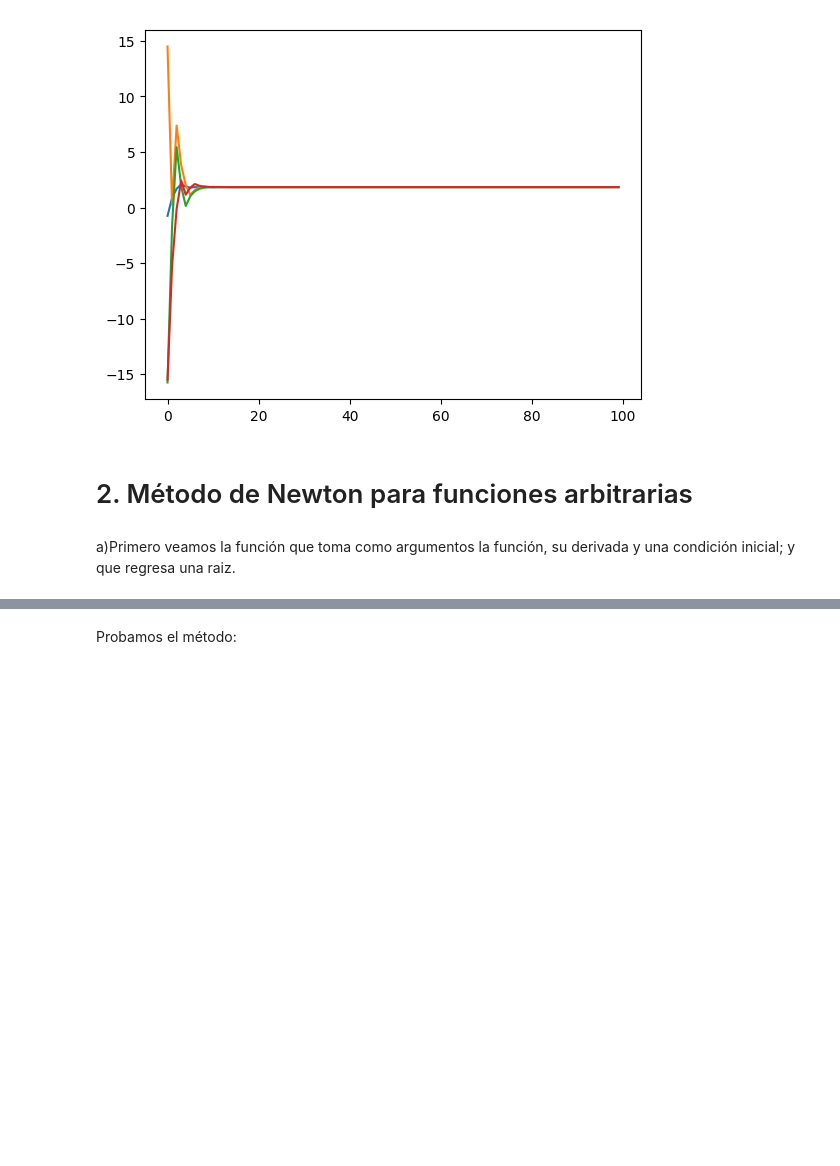
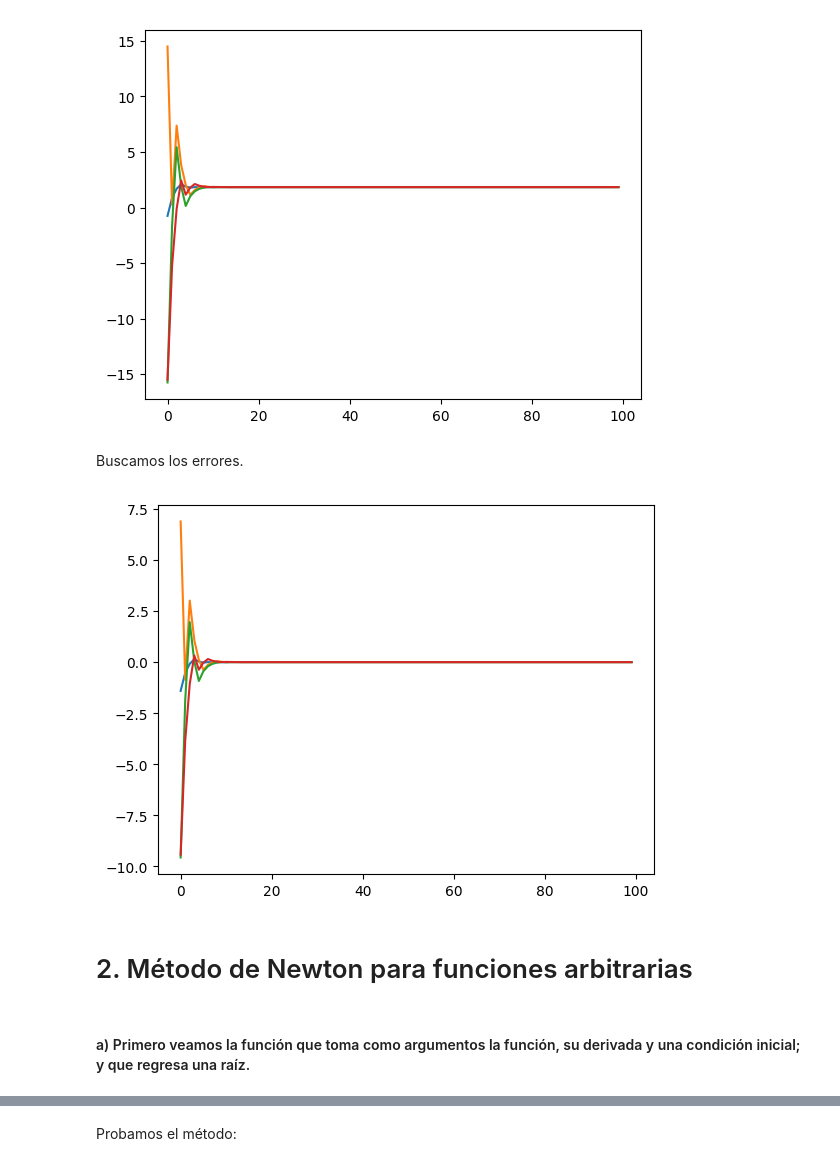
Before and after one commit to alexzpi/Fisica_Computacional_Perez_Fernandez, a Jupyter notebook: Tarea_4.ipynb, the cells around one changed output, grey strips where cells are left out. Saved outputs shown, nothing was run; the diff lists cells and outputs as text; code cells hidden in the pictures; blank space fills up the shorter version.

```diff
--- a/Tarea_4.ipynb
+++ b/Tarea_4.ipynb
@@ -120,11 +136,28 @@ plot(real(list8))
 show();
 # %% [output]
 [figure]
+# %% [markdown]
+Buscamos los errores.
+# %%
+#Usamos la misma s, ya definida anteriormente, ya que asumimos que esa es la "verdadera" raíz.
+e5=(list5-s)/s;
+e6=(list6-s)/s;
+e7=(list7-s)/s;
+e8=(list8-s)/s;
+# %%
+#Usamos plot para graficar los errores. Usamos real para evitar errores de dominio
+plot(real(e5))
+plot(real(e6))
+plot(real(e7))
+plot(real(e8))
+show();
+# %% [output]
+[figure, added]
 # %% [markdown]
 
 # 2. Método de Newton para funciones arbitrarias
 # %% [markdown]
-a)Primero veamos la función que toma como argumentos la función, su derivada y una condición inicial; y que regresa una raiz.
+#### a) Primero veamos la función que toma como argumentos la función, su derivada y una condición inicial; y que regresa una raíz.
 # %%
 function metodo_newton(f,df,x0)
     #Comenzamos tomando nuestra condición inicial
```
Also changed, not shown: parts of 65 cells of this notebook.
